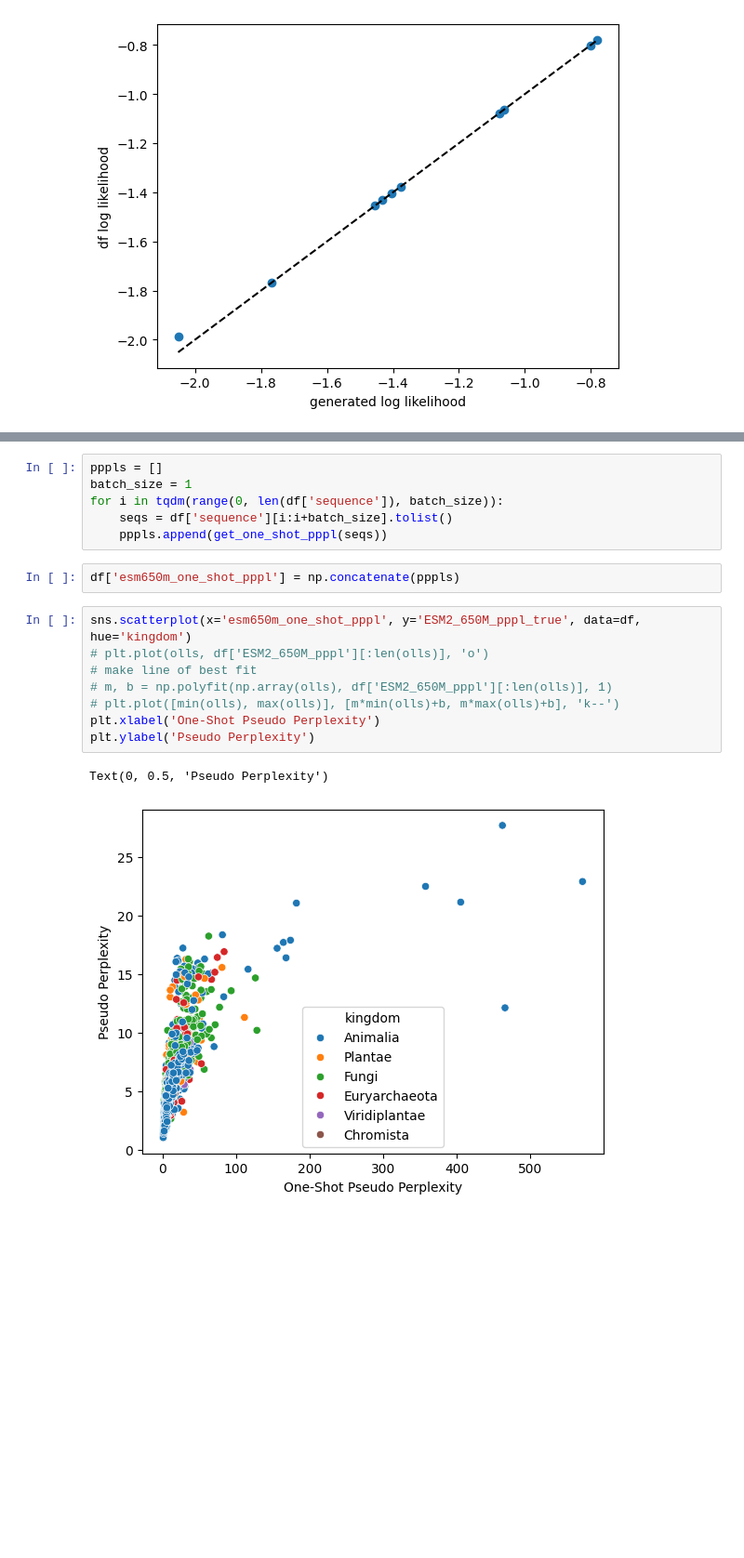
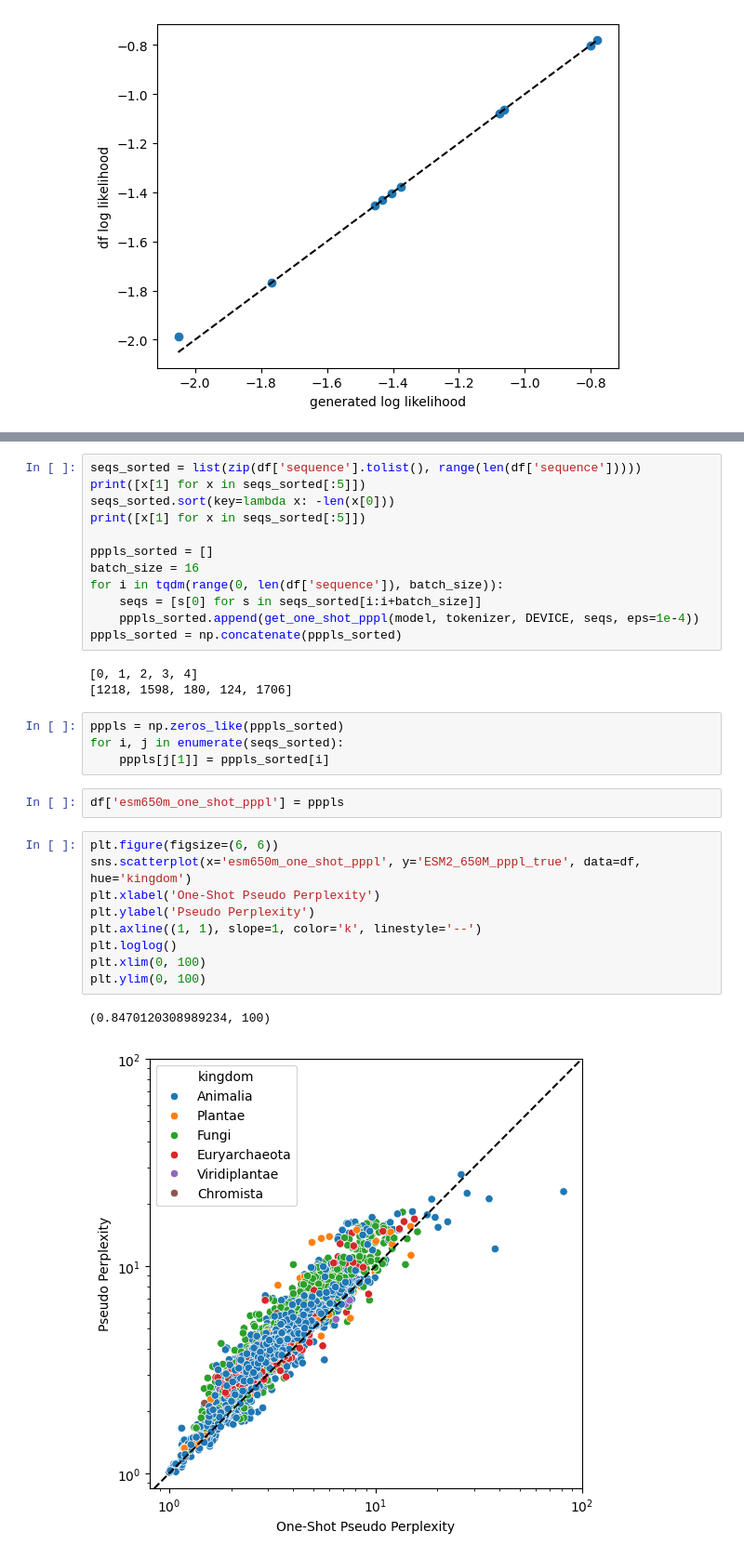
Before and after one commit to Zasder3/bio-if, a Jupyter notebook: experiments/nll/nll.ipynb, the cells around one changed output, grey strips where cells are left out. Shown at 93% size. Drawn from its saved outputs; the diff is of its cells as text; blank space fills up the shorter version.

```diff
--- a/experiments/nll/nll.ipynb
+++ b/experiments/nll/nll.ipynb
@@ -195,22 +223,36 @@ def get_one_shot_pppl(seqs):
-# %%
-pppls = []
-batch_size = 1
-for i in tqdm(range(0, len(df['sequence']), batch_size)):
-    seqs = df['sequence'][i:i+batch_size].tolist()
-    pppls.append(get_one_shot_pppl(seqs))
+# %%
+seqs_sorted = list(zip(df['sequence'].tolist(), range(len(df['sequence']))))
+print([x[1] for x in seqs_sorted[:5]])
+seqs_sorted.sort(key=lambda x: -len(x[0]))
+print([x[1] for x in seqs_sorted[:5]])
+
+pppls_sorted = []
+batch_size = 16
+for i in tqdm(range(0, len(df['sequence']), batch_size)):
+    seqs = [s[0] for s in seqs_sorted[i:i+batch_size]]
+    pppls_sorted.append(get_one_shot_pppl(model, tokenizer, DEVICE, seqs, eps=1e-4))
+pppls_sorted = np.concatenate(pppls_sorted)
+# %% [output]
+[0, 1, 2, 3, 4]
+[1218, 1598, 180, 124, 1706]
+# %%
+pppls = np.zeros_like(pppls_sorted)
+for i, j in enumerate(seqs_sorted):
+    pppls[j[1]] = pppls_sorted[i]
 # %%
-df['esm650m_one_shot_pppl'] = np.concatenate(pppls)
+df['esm650m_one_shot_pppl'] = pppls
-# %%
-sns.scatterplot(x='esm650m_one_shot_pppl', y='ESM2_650M_pppl_true', data=df, hue='kingdom')
-# plt.plot(olls, df['ESM2_650M_pppl'][:len(olls)], 'o')
-# make line of best fit
-# m, b = np.polyfit(np.array(olls), df['ESM2_650M_pppl'][:len(olls)], 1)
-# plt.plot([min(olls), max(olls)], [m*min(olls)+b, m*max(olls)+b], 'k--')
-plt.xlabel('One-Shot Pseudo Perplexity')
-plt.ylabel('Pseudo Perplexity')
-# %% [output]
-Text(0, 0.5, 'Pseudo Perplexity')
-[figure, removed]
+# %%
+plt.figure(figsize=(6, 6))
+sns.scatterplot(x='esm650m_one_shot_pppl', y='ESM2_650M_pppl_true', data=df, hue='kingdom')
+plt.xlabel('One-Shot Pseudo Perplexity')
+plt.ylabel('Pseudo Perplexity')
+plt.axline((1, 1), slope=1, color='k', linestyle='--')
+plt.loglog()
+plt.xlim(0, 100)
+plt.ylim(0, 100)
+# %% [output]
+(0.8470120308989234, 100)
+[figure, added]
 # %%
 # compute r squared for both pearson and spearman
 from scipy.stats import pearsonr, spearmanr
```
Also changed, not shown: parts of 12 cells of this notebook, 19 other files.
